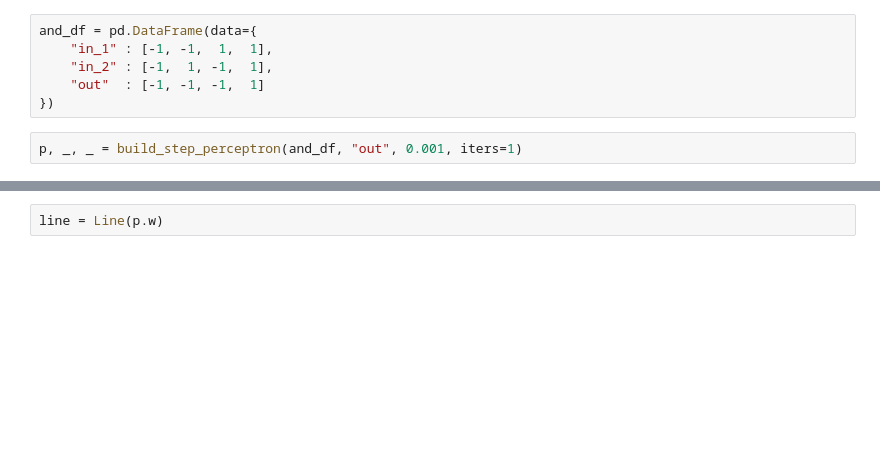
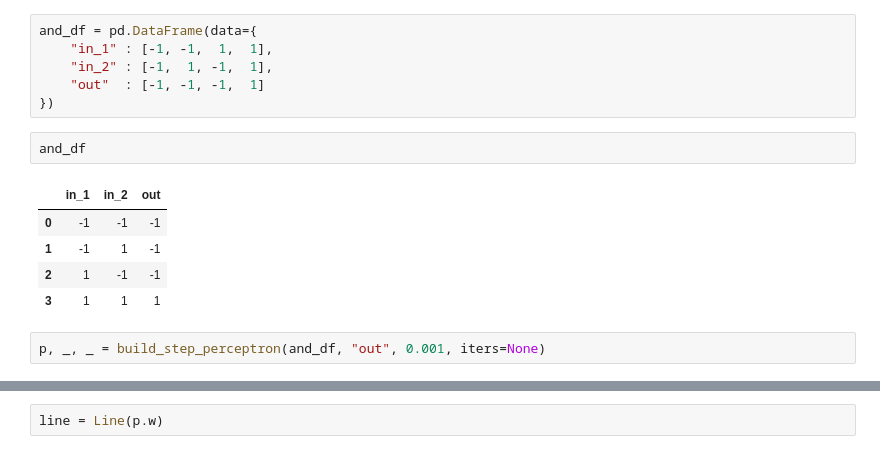
Before and after one commit to prausela/svm, a Jupyter notebook: samples/line_utils.ipynb, the cells around one changed output, grey strips where cells are left out. Saved outputs shown, nothing was run; the diff lists cells and outputs as text; blank space fills up the shorter version.

```diff
--- a/samples/line_utils.ipynb
+++ b/samples/line_utils.ipynb
@@ -13,5 +13,13 @@ and_df = pd.DataFrame(data={
     "in_2" : [-1,  1, -1,  1],
     "out"  : [-1, -1, -1,  1]
 })
+# %%
+and_df
+# %% [output]
+|  | in_1 | in_2 | out |
+| 0 | -1 | -1 | -1 |
+| 1 | -1 | 1 | -1 |
+| 2 | 1 | -1 | -1 |
+| 3 | 1 | 1 | 1 |
 # %%
-p, _, _ = build_step_perceptron(and_df, "out", 0.001, iters=1)
+p, _, _ = build_step_perceptron(and_df, "out", 0.001, iters=None)
```
Also changed, not shown: parts of 10 cells of this notebook, 1 other file.
